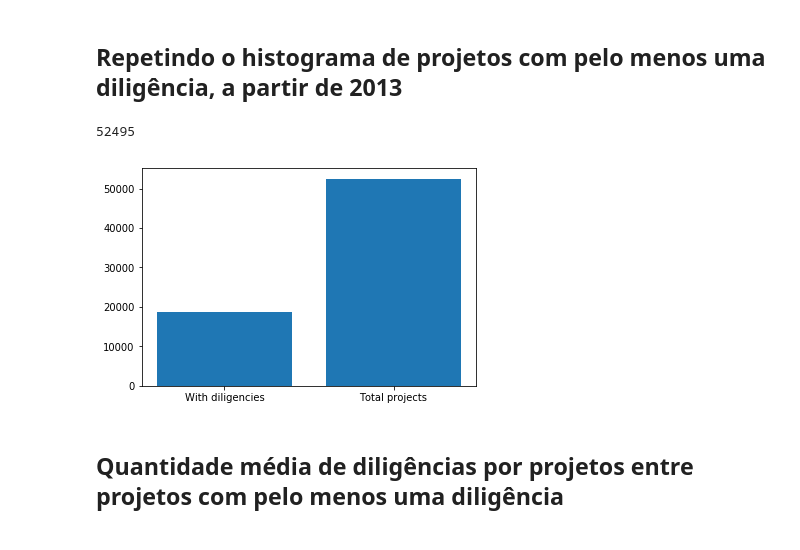
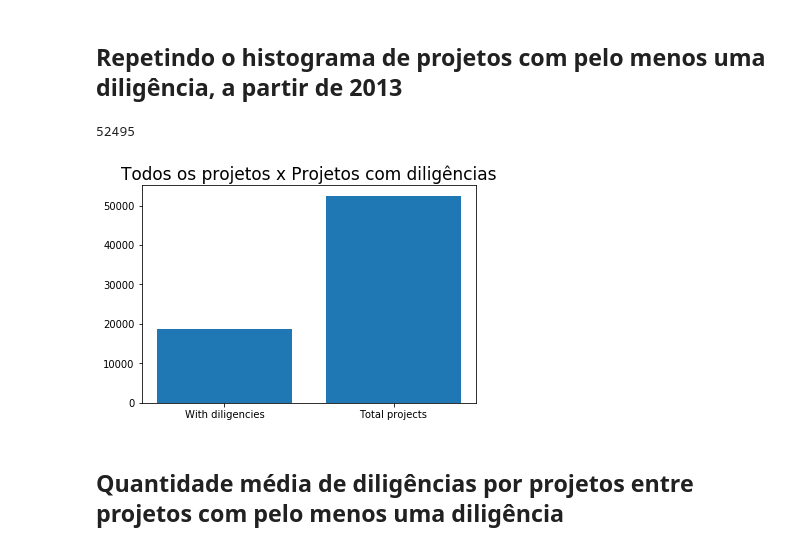
Before and after one commit to lappis-unb/salic-ml, a Jupyter notebook: notebooks/diligencies-metrics.ipynb, the cells around one changed output. Drawn from its saved outputs; the diff is of its cells as text; code cells hidden in the pictures.

Commit message:
Diligencies histograms

```diff
--- a/notebooks/diligencies-metrics.ipynb
+++ b/notebooks/diligencies-metrics.ipynb
@@ -107,15 +108,16 @@ dt_diligencias = dt_diligencias[dt_diligencias.loc[:, date_column] >= START_DATE
 # %%
 total_projects = len(dt_projetos)
 projects_with_diligencies = len(dt_diligencias['idPronac'].unique())
 print(total_projects)
 
 dd = {'With diligencies':projects_with_diligencies,
       'Total projects': total_projects}
 plt.bar(dd.keys(), dd.values())
+plt.title('Todos os projetos x Projetos com diligências', size=17)
 plt.show()
 # %% [output]
 52495
-[figure, old version]
+[figure, new version]
 # %% [markdown]
 ## Quantidade média de diligências por projetos entre projetos com pelo menos uma diligência
 # %%
```
Also changed, not shown: parts of 9 cells of this notebook.
